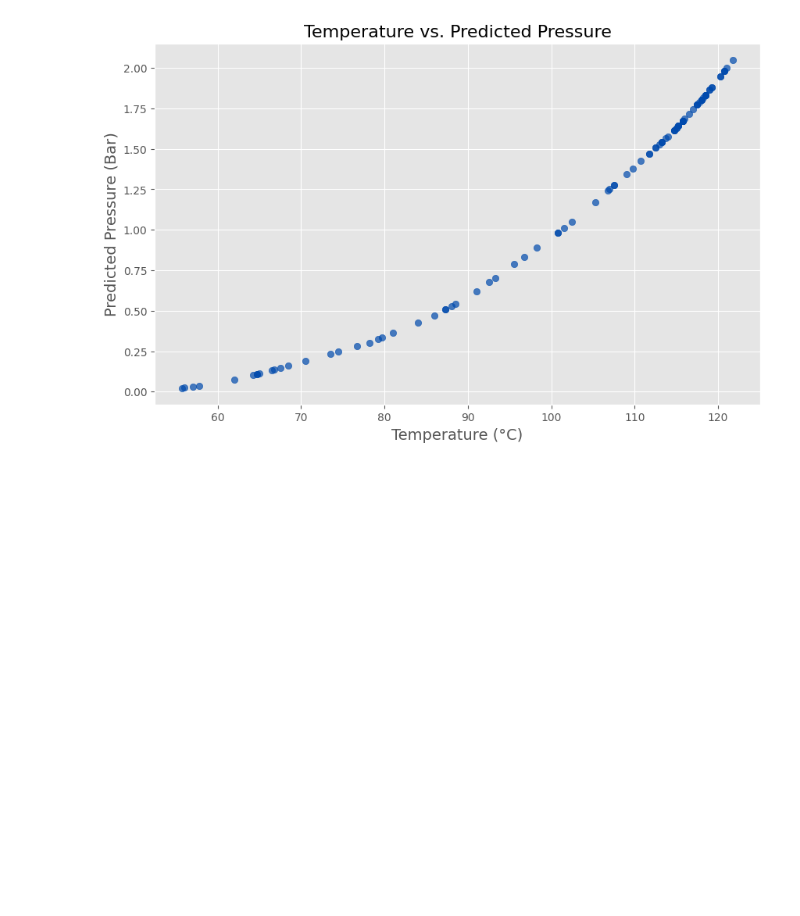
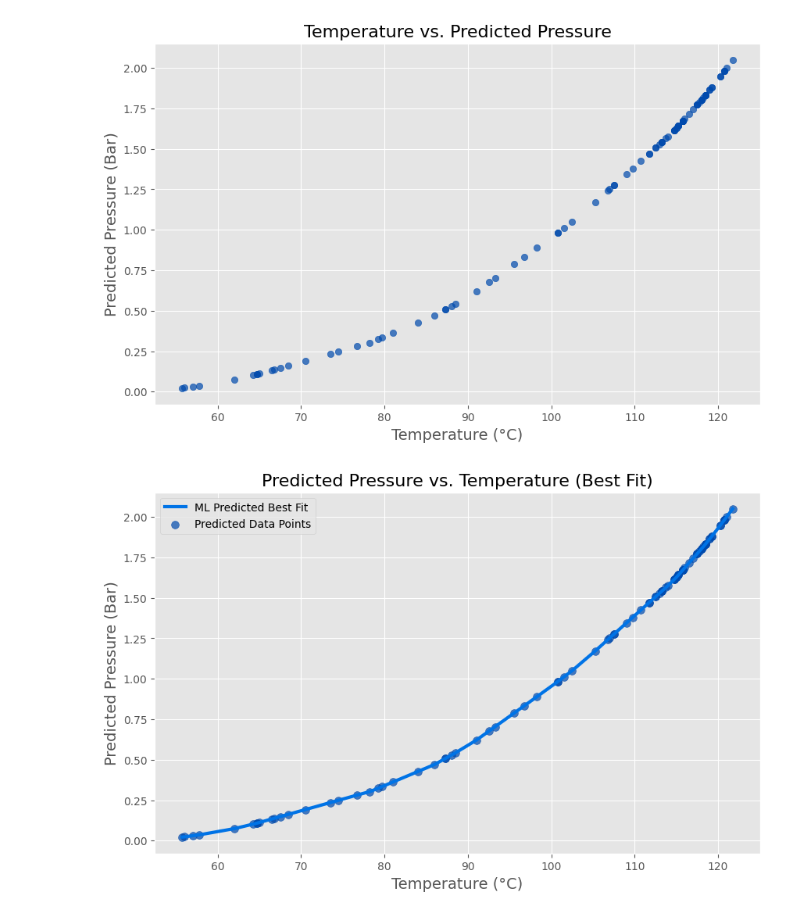
Before and after one commit to Vyshnnavi-P/Pressure-Prediction, a Jupyter notebook: Pressure_prediction.ipynb, the cells around one changed output. Saved outputs shown, nothing was run; the diff lists cells and outputs as text; code cells hidden in the pictures; blank space fills up the shorter version.

```diff
--- a/Pressure_prediction.ipynb
+++ b/Pressure_prediction.ipynb
@@ -434,3 +434,19 @@ plt.grid(True)
 plt.show()
 # %% [output]
 [figure]
+# %%
+# Sort the data by Temperature_C to draw a smooth curve
+plot_df = df.sort_values(by='Temperature_C').copy()
+
+plt.figure(figsize=(10, 6))
+plt.plot(plot_df['Temperature_C'], plot_df['Predicted_Pressure_Bar'], color='#0073E6', linewidth=3, label='ML Predicted Best Fit')
+plt.scatter(df['Temperature_C'], df['Predicted_Pressure_Bar'], s=50, color='#004AAD', alpha=0.7, label='Predicted Data Points')
+
+plt.title('Predicted Pressure vs. Temperature (Best Fit)', fontsize=16)
+plt.xlabel('Temperature (°C)', fontsize=14)
+plt.ylabel('Predicted Pressure (Bar)', fontsize=14)
+plt.legend()
+plt.grid(True)
+plt.show()
+# %% [output]
+[figure, added]
```
